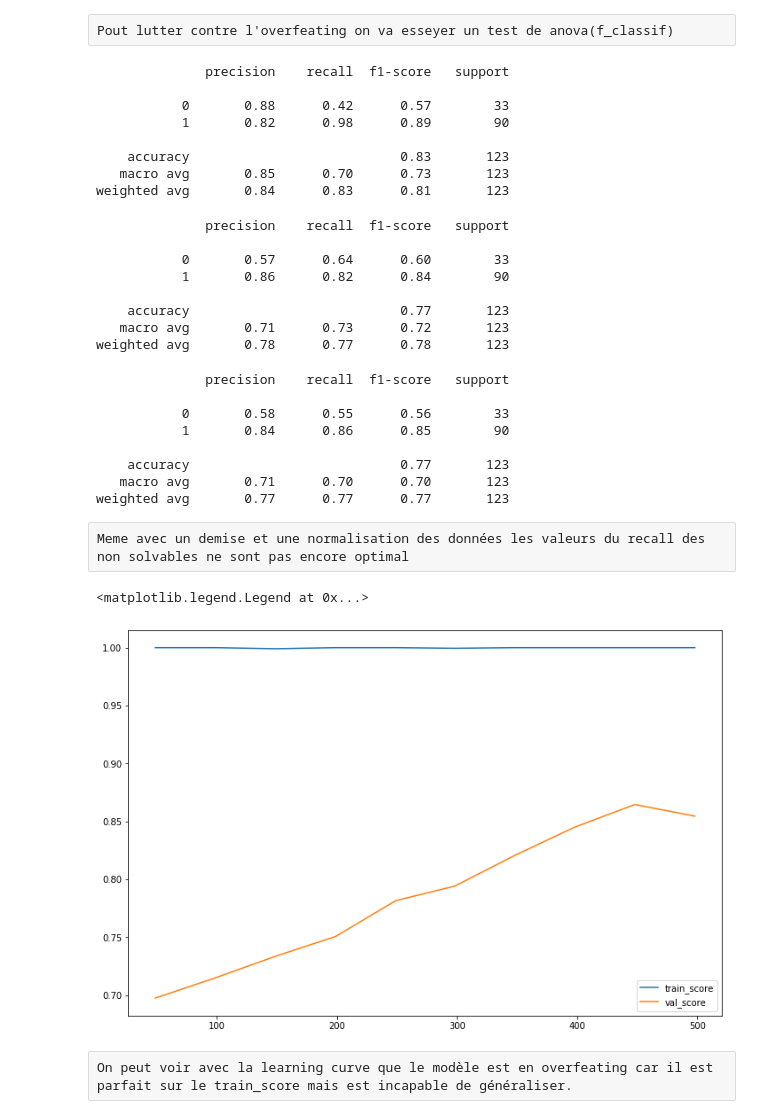
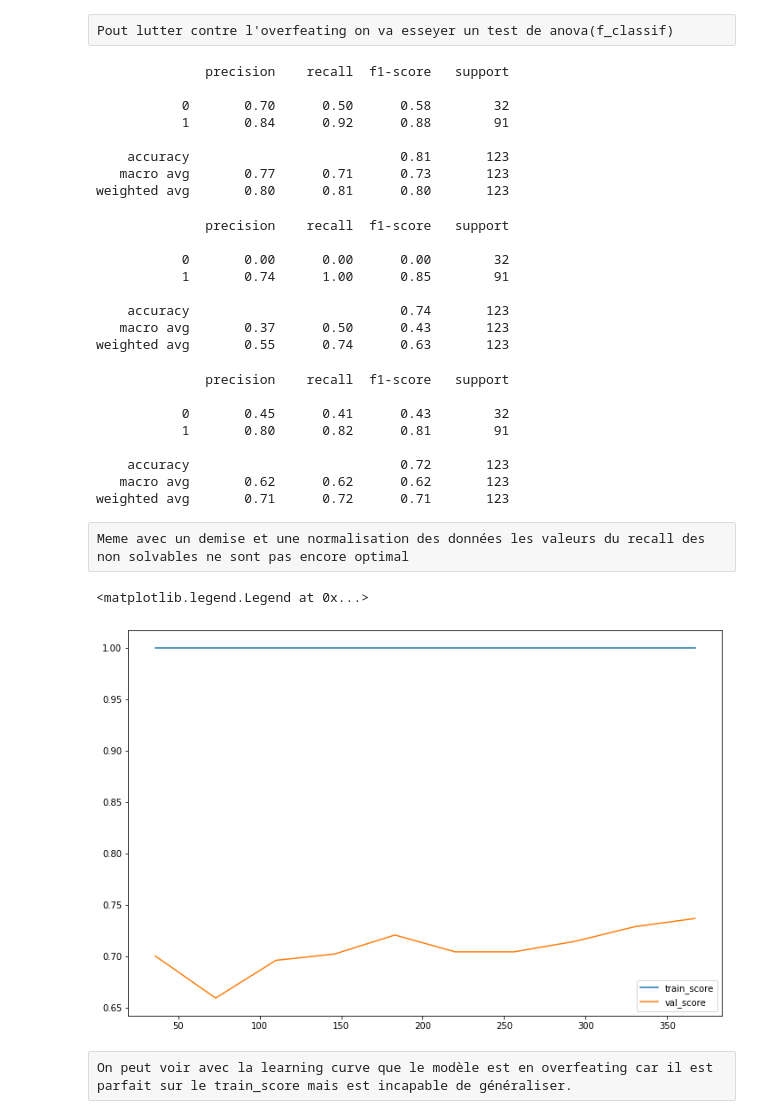
Before and after one commit to Noctwis/finances, a Jupyter notebook: P3/2 - P3_Demise(brouillon).ipynb, the cells around one changed output. Cells and saved outputs as stored; diff of their text form; code cells hidden in the pictures.

```diff
--- a/P3/2 - P3_Demise(brouillon).ipynb
+++ b/P3/2 - P3_Demise(brouillon).ipynb
@@ -231,10 +268,6 @@ y = df_demise["Loan_Status"]
 # %%
 X_train, X_test, y_train, y_test = train_test_split(X, y, test_size = 0.2, random_state = 0)
 # %%
-from collections import Counter
-from imblearn.over_sampling import RandomOverSampler
-from imblearn.under_sampling import RandomUnderSampler
-
-ros = RandomOverSampler()
-X_train, y_train = ros.fit_sample(X_train, y_train)
-print('Resampled dataset shape %s' % Counter(X_train))
+#rus = RandomUnderSampler()
+#X_train, y_train = rus.fit_resample(X_train, y_train)
+#print('Resampled dataset shape %s' % Counter(X_train))
@@ -298,12 +349,12 @@ print(classification_report(y_test,y_pred_rfc))
 # %% [output]
               precision    recall  f1-score   support
 
-           0       0.88      0.42      0.57        33
-           1       0.82      0.98      0.89        90
+           0       0.70      0.50      0.58        32
+           1       0.84      0.92      0.88        91
 
-    accuracy                           0.83       123
-   macro avg       0.85      0.70      0.73       123
-weighted avg       0.84      0.83      0.81       123
+    accuracy                           0.81       123
+   macro avg       0.77      0.71      0.73       123
+weighted avg       0.80      0.81      0.80       123
 # %%
 regressionlogistique = LogisticRegression(solver = 'liblinear')
 regressionlogistique.fit(X_train, y_train)
@@ -314,12 +365,12 @@ print(classification_report(y_test,regressionlogistique_pred))
 # %% [output]
               precision    recall  f1-score   support
 
-           0       0.57      0.64      0.60        33
-           1       0.86      0.82      0.84        90
+           0       0.00      0.00      0.00        32
+           1       0.74      1.00      0.85        91
 
-    accuracy                           0.77       123
-   macro avg       0.71      0.73      0.72       123
-weighted avg       0.78      0.77      0.78       123
+    accuracy                           0.74       123
+   macro avg       0.37      0.50      0.43       123
+weighted avg       0.55      0.74      0.63       123
 # %%
 XGboostcla = xgb.XGBClassifier()
 train_Xgboost = XGboostcla.fit(X_train, y_train)
@@ -328,24 +379,24 @@ print(classification_report(y_test,predgbcla))
 # %% [output]
               precision    recall  f1-score   support
 
-           0       0.58      0.55      0.56        33
-           1       0.84      0.86      0.85        90
+           0       0.45      0.41      0.43        32
+           1       0.80      0.82      0.81        91
 
-    accuracy                           0.77       123
-   macro avg       0.71      0.70      0.70       123
-weighted avg       0.77      0.77      0.77       123
+    accuracy                           0.72       123
+   macro avg       0.62      0.62      0.62       123
+weighted avg       0.71      0.72      0.71       123
 # %% [raw]
 Meme avec un demise et une normalisation des données les valeurs du recall des non solvables ne sont pas encore optimal
 # %%
-N, train_score,val_score = learning_curve(XGboostcla, X_train, y_train, cv = 4, train_sizes = np.linspace(0.1,1,10), scoring = 'f1')
+N, train_score,val_score = learning_curve(XGboostcla, X_train, y_train, cv = 4, train_sizes = np.linspace(0.1,1,10), scoring = 'accuracy')
 plt.figure(figsize=(12,8))
 
 plt.plot(N, train_score.mean(axis=1),label='train_score')
 plt.plot(N, val_score.mean(axis=1),label='val_score')
 plt.legend()
 # %% [output]
 <matplotlib.legend.Legend at 0x...>
-[figure, old version]
+[figure, new version]
 # %% [raw]
 On peut voir avec la learning curve que le modèle est en overfeating car il est parfait sur le train_score mais est incapable de généraliser.
 # %% [raw]
```
Also changed, not shown: parts of 32 cells of this notebook, 5 other files.
